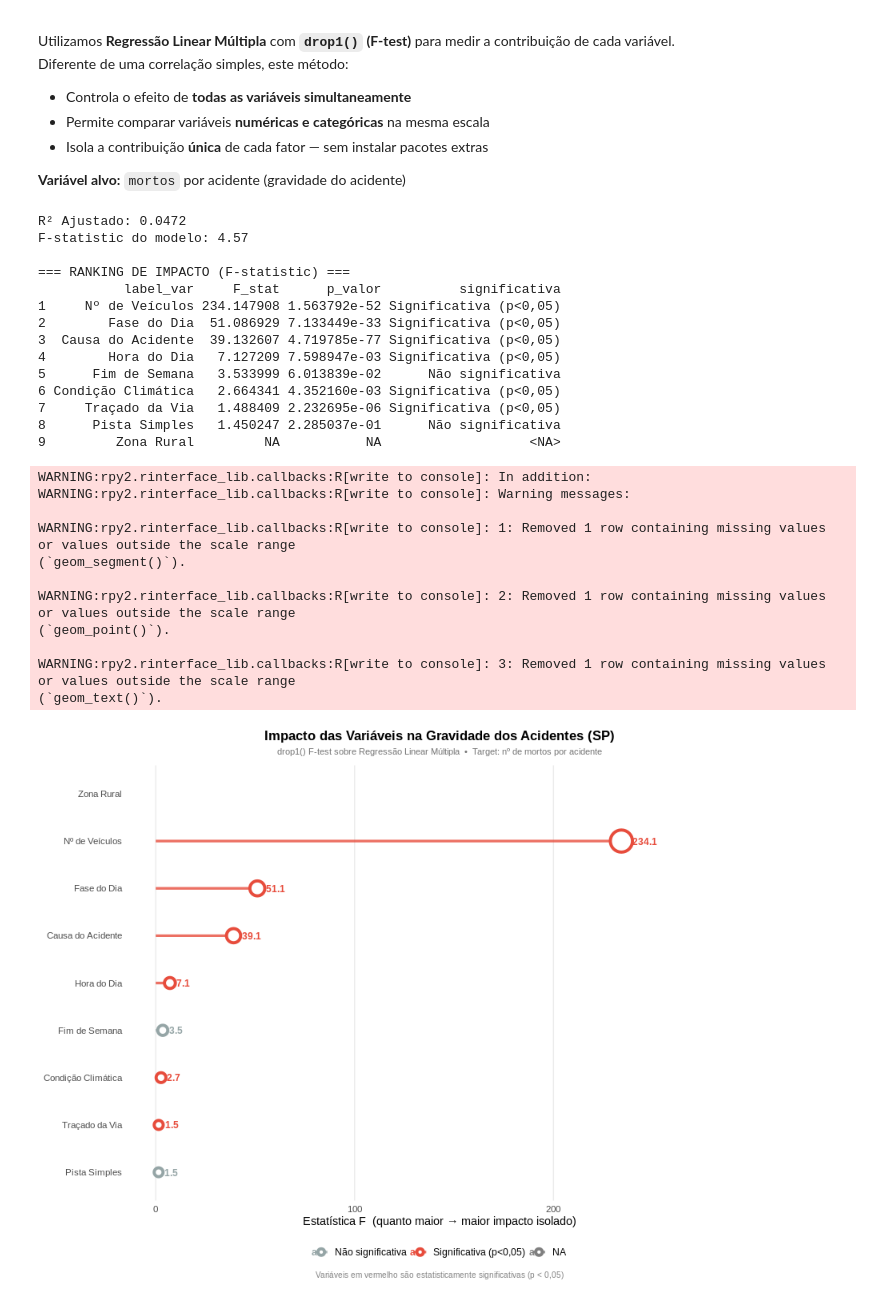
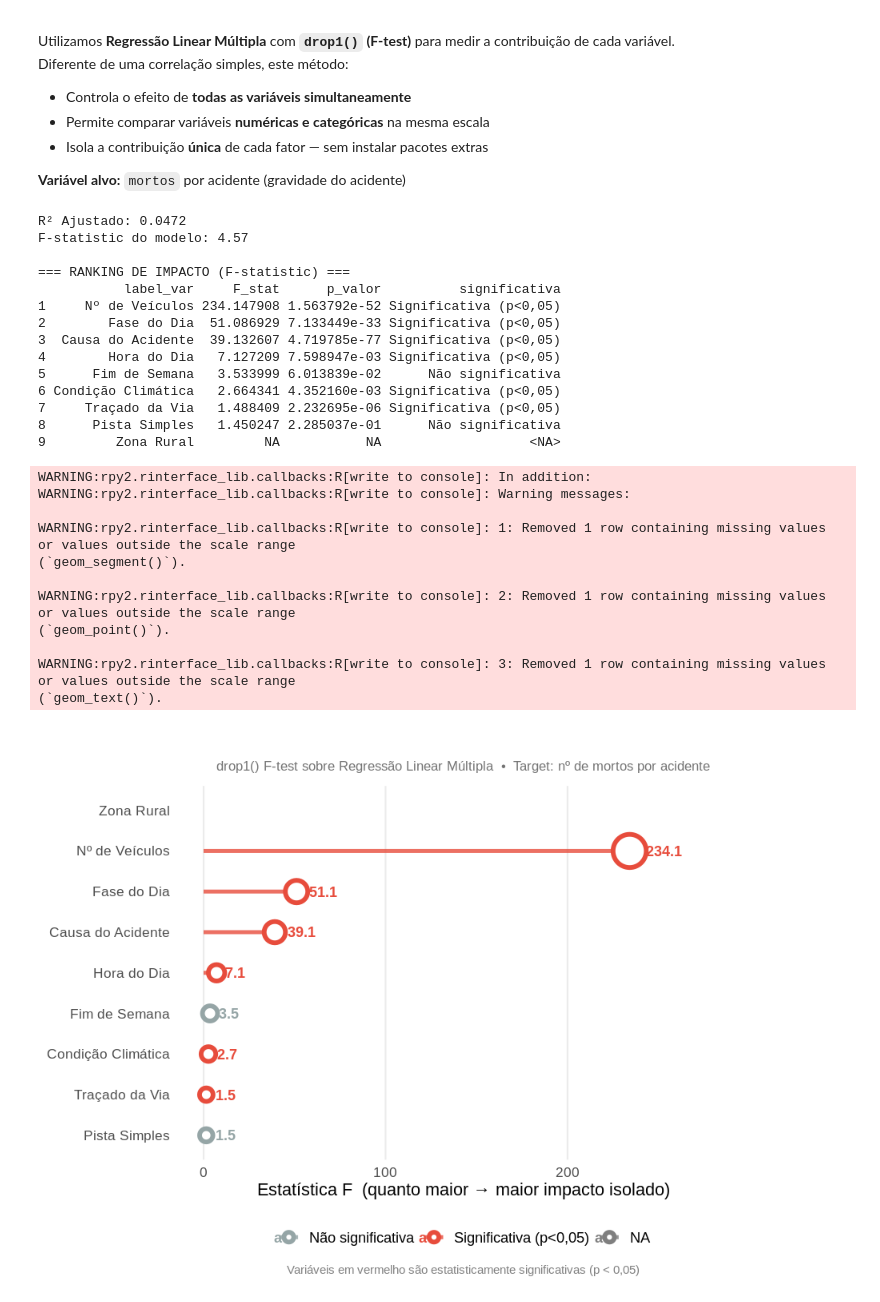
Before and after one commit to RCDS13/PI-JP-4SEM, a Jupyter notebook: analise_estatistica_transito.ipynb, the cells around one changed output. Saved outputs shown, nothing was run; the diff lists cells and outputs as text; code cells hidden in the pictures.

```diff
--- a/analise_estatistica_transito.ipynb
+++ b/analise_estatistica_transito.ipynb
@@ -620,7 +609,7 @@ Diferente de uma correlação simples, este método:
 
 **Variável alvo:** `mortos` por acidente (gravidade do acidente)
 # %%
-%%R -w 900 -h 700 -r 80
+%%R -w 900 -h 700 -r 120
 
 library(tidyverse)
 
@@ -653,7 +642,7 @@ resumo <- summary(modelo)
 cat("R² Ajustado:", round(resumo$adj.r.squared, 4), "\n")
 cat("F-statistic do modelo:", round(resumo$fstatistic[1], 2), "\n\n")
 
-# 3. drop1() — F-test por variável (base R, sem pacotes extras)
+# 3. drop1() — F-TEST PARA CADA VARIÁVEL
 tab_drop <- drop1(modelo, test = "F")
 
 df_imp <- tab_drop %>%
@@ -697,7 +686,7 @@ ggplot(df_imp, aes(x = reorder(label_var, F_stat), y = F_stat, color = significa
   expand_limits(y = max(df_imp$F_stat, na.rm = TRUE) * 1.22) +
   theme_minimal(base_size = 13) +
   labs(
-    title    = "Impacto das Variáveis na Gravidade dos Acidentes (SP)",
+    title    = "",
     subtitle = "drop1() F-test sobre Regressão Linear Múltipla  •  Target: nº de mortos por acidente",
     x        = NULL,
     y        = "Estatística F  (quanto maior → maior impacto isolado)",
@@ -712,34 +701,34 @@ ggplot(df_imp, aes(x = reorder(label_var, F_stat), y = F_stat, color = significa
     legend.text        = element_text(size = 11),
     panel.grid.major.y = element_blank(),
     panel.grid.minor   = element_blank()
   )
 # %% [output]
 R² Ajustado: 0.0472
 F-statistic do modelo: 4.57
 
 === RANKING DE IMPACTO (F-statistic) ===
            label_var     F_stat      p_valor          significativa
 1     Nº de Veículos 234.147908 1.563792e-52 Significativa (p<0,05)
 2        Fase do Dia  51.086929 7.133449e-33 Significativa (p<0,05)
 3  Causa do Acidente  39.132607 4.719785e-77 Significativa (p<0,05)
 4        Hora do Dia   7.127209 7.598947e-03 Significativa (p<0,05)
 5      Fim de Semana   3.533999 6.013839e-02      Não significativa
 6 Condição Climática   2.664341 4.352160e-03 Significativa (p<0,05)
 7     Traçado da Via   1.488409 2.232695e-06 Significativa (p<0,05)
 8      Pista Simples   1.450247 2.285037e-01      Não significativa
 9         Zona Rural         NA           NA                   <NA>
 WARNING:rpy2.rinterface_lib.callbacks:R[write to console]: In addition:
 WARNING:rpy2.rinterface_lib.callbacks:R[write to console]: Warning messages:
 
 WARNING:rpy2.rinterface_lib.callbacks:R[write to console]: 1: Removed 1 row containing missing values or values outside the scale range
 (`geom_segment()`).
 
 WARNING:rpy2.rinterface_lib.callbacks:R[write to console]: 2: Removed 1 row containing missing values or values outside the scale range
 (`geom_point()`).
 
 WARNING:rpy2.rinterface_lib.callbacks:R[write to console]: 3: Removed 1 row containing missing values or values outside the scale range
 (`geom_text()`).
-[figure, old version]
+[figure, new version]
 # %%
 %%R -w 950 -h 750 -r 120
 
```
Also changed, not shown: parts of 10 cells of this notebook.
